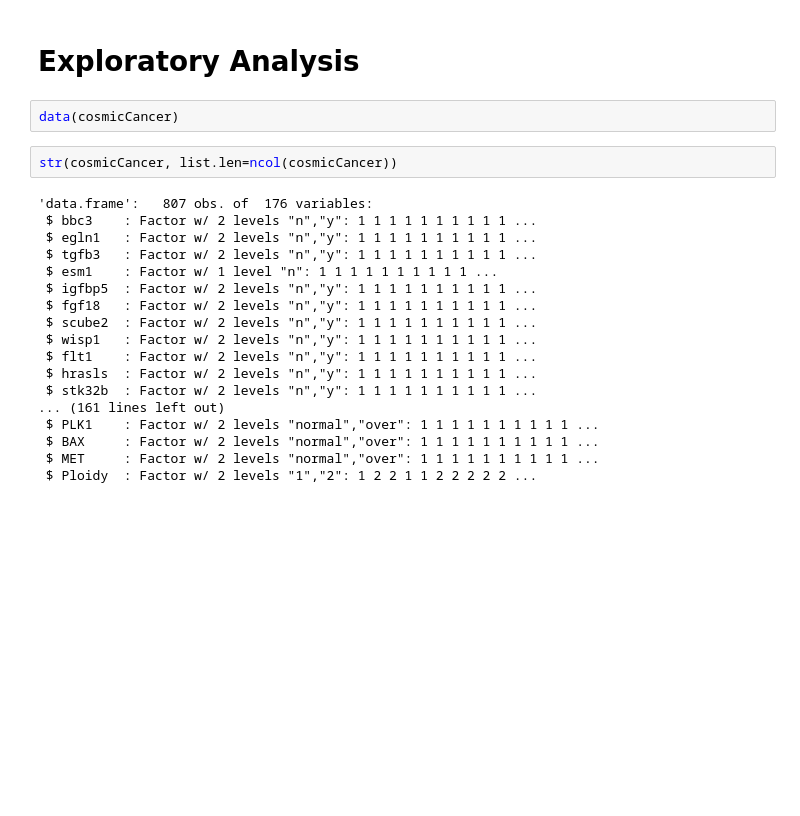
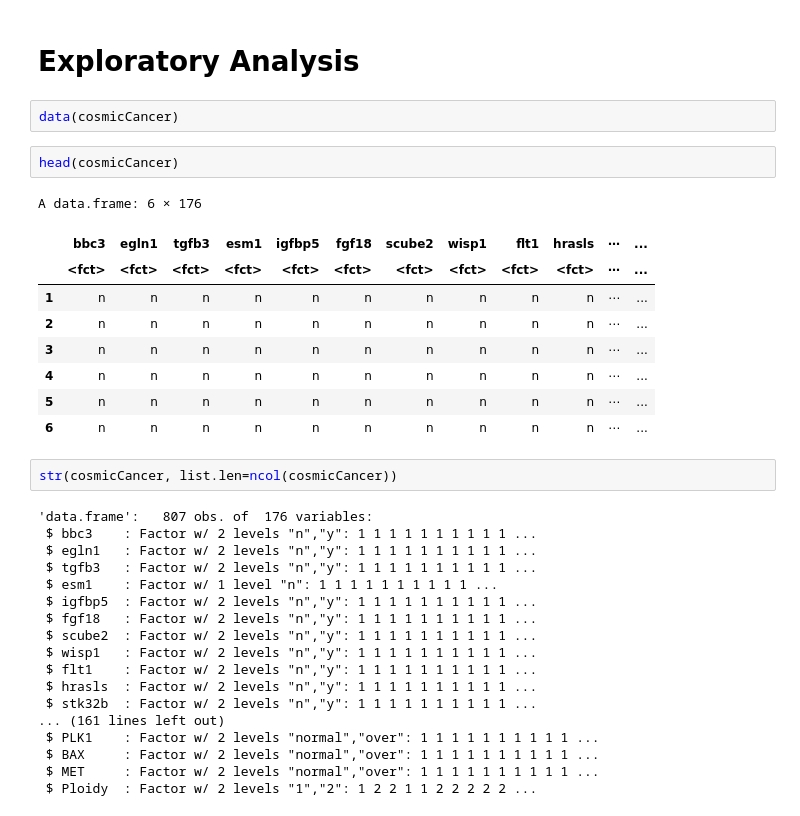
Before and after one commit to skourta/cosmicCancer-network-reconstruction, a Jupyter notebook: TP.ipynb, the cells around one changed output. Cells and saved outputs as stored; diff of their text form; blank space fills up the shorter version.

```diff
--- a/TP.ipynb
+++ b/TP.ipynb
@@ -20,6 +38,18 @@ options(repr.plot.width=18, repr.plot.height=15)
 # Exploratory Analysis
 # %%
 data(cosmicCancer)
+# %%
+head(cosmicCancer)
+# %% [output]
+A data.frame: 6 × 176
+|  | bbc3 | egln1 | tgfb3 | esm1 | igfbp5 | fgf18 | scube2 | wisp1 | flt1 | hrasls | ⋯ | ... |
+|  | <fct> | <fct> | <fct> | <fct> | <fct> | <fct> | <fct> | <fct> | <fct> | <fct> | ⋯ | ... |
+| 1 | n | n | n | n | n | n | n | n | n | n | ⋯ | ... |
+| 2 | n | n | n | n | n | n | n | n | n | n | ⋯ | ... |
+| 3 | n | n | n | n | n | n | n | n | n | n | ⋯ | ... |
+| 4 | n | n | n | n | n | n | n | n | n | n | ⋯ | ... |
+| 5 | n | n | n | n | n | n | n | n | n | n | ⋯ | ... |
+| 6 | n | n | n | n | n | n | n | n | n | n | ⋯ | ... |
 # %%
 str(cosmicCancer, list.len=ncol(cosmicCancer))
 # %% [output]
```
Also changed, not shown: parts of 35 cells of this notebook.
